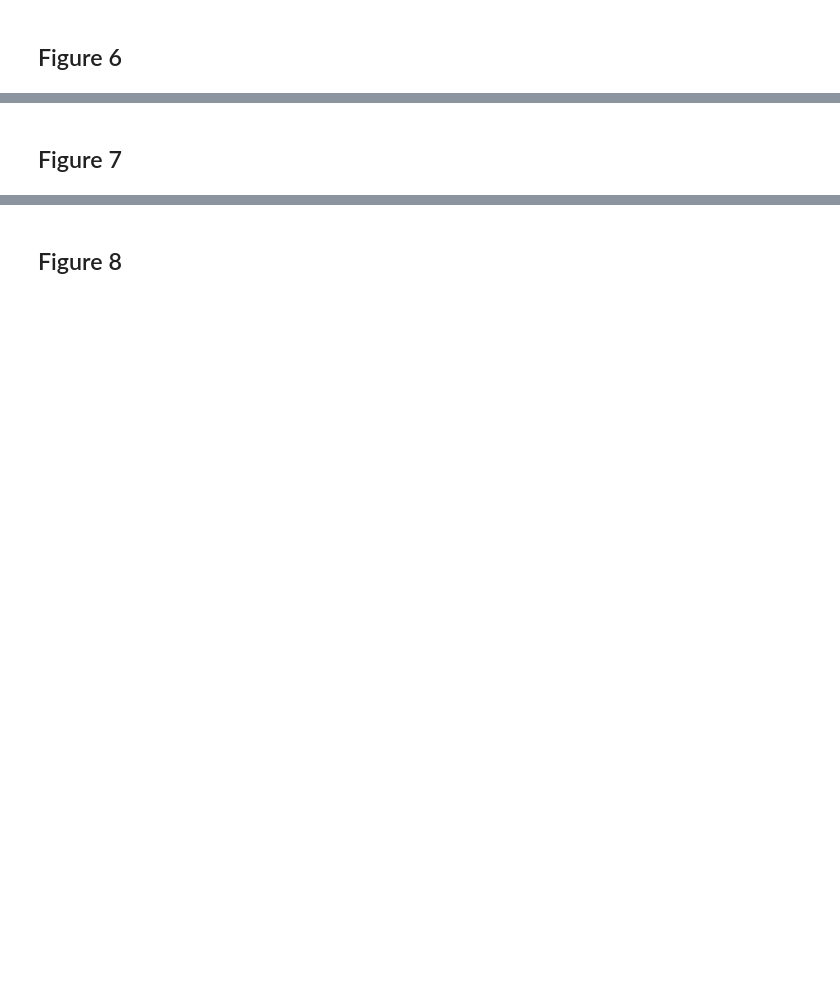
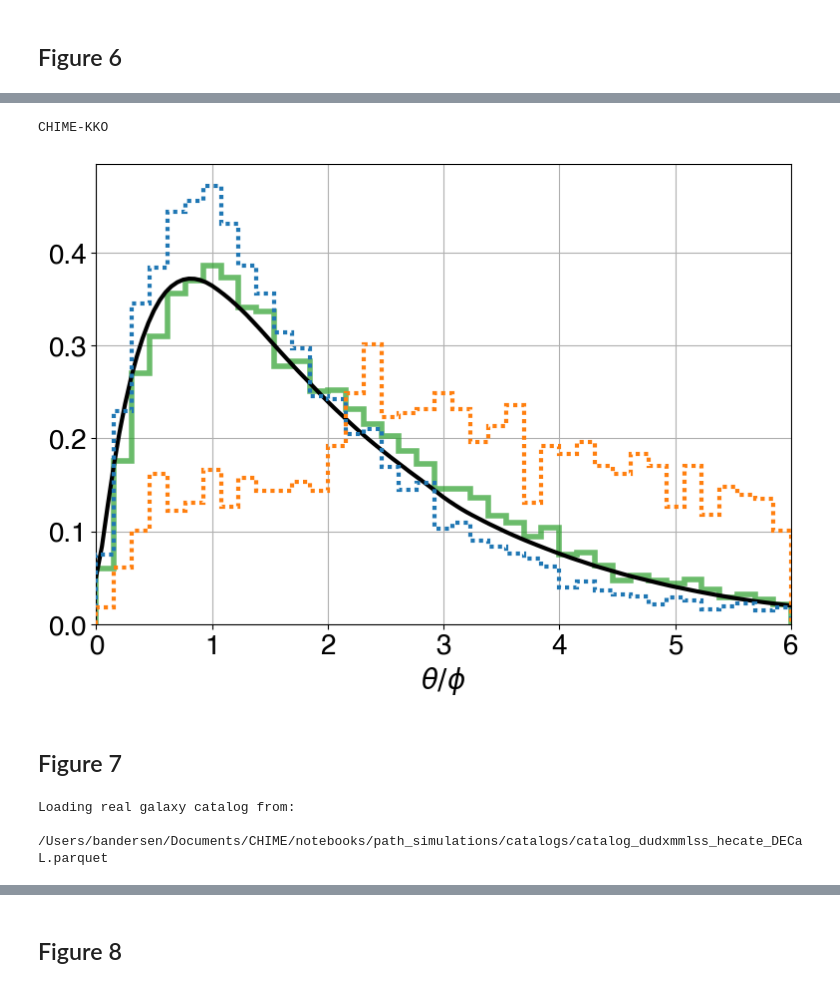
Before and after one commit to FRBs/astropath, a Jupyter notebook: docs/nb/Reproducing_Andersen+26_Figures.ipynb, the cells around one changed output, grey strips where cells are left out. Drawn from its saved outputs; the diff is of its cells as text; code cells hidden in the pictures; blank space fills up the shorter version.

```diff
--- a/docs/nb/Reproducing_Andersen+26_Figures.ipynb
+++ b/docs/nb/Reproducing_Andersen+26_Figures.ipynb
@@ -312,0 +401,16 @@ for l in lgnd.legend_handles:
+# %%
+# Load in simulations digest for each localization region
+fn = os.path.join(os.getenv('FRB_APATH'), 'digest_a25b25pa0_exponential_exp_inverse_pu0.15_catalog_dudxmmlss_hecate_DECaL_10000.parquet')
+df_baseband = pd.read_parquet(fn)
+
+fn = os.path.join(os.getenv('FRB_APATH'), 'digest_a25b2pa12_exponential_exp_inverse_pu0.15_catalog_dudxmmlss_hecate_DECaL_10000.parquet')
+df_kko = pd.read_parquet(fn)
+
+fn = os.path.join(os.getenv('FRB_APATH'), 'digest_a15b0pa5_exponential_exp_inverse_pu0.15_catalog_dudxmmlss_hecate_DECaL_10000.parquet')
+df_gbo = pd.read_parquet(fn)
+
+fn = os.path.join(os.getenv('FRB_APATH'), 'digest_a0b0pa10_exponential_exp_inverse_pu0.15_catalog_dudxmmlss_hecate_DECaL_10000.parquet')
+df_hco = pd.read_parquet(fn)
+
+fn = os.path.join(os.getenv('FRB_APATH'), 'digest_a1b1pa0_exponential_exp_inverse_pu0.15_catalog_dudxmmlss_hecate_DECaL_10000.parquet')
+df_dsa = pd.read_parquet(fn)
@@ -313,2 +1135,45 @@ for l in lgnd.legend_handles:
+# %%
+fig = plt.figure(figsize=(9,6))
+
+print('CHIME-KKO')
+ax = plt.axes()
+digest = df_dsa
+# Calculate PATH prior convolved with localization
+theta_phi = np.arange(0, 100, 0.05)
+theta_prior = {'PDF': 'exp', 'scale': 0.5, 'max': 6.}
+# Convolved prior for the localization region
+theta_phi_conv, prior_conv = stack_convolved_prior(theta_phi, theta_prior, digest[:100], phi_col='ang_size_host')
+# Set bins and x-axis zoom
+theta_max = int(2*np.nanmax([digest['a'],digest['b']]))
+theta_max = np.nanmax([theta_max, 6])
+bins = np.linspace(0, theta_max, 40)
+density = True
+# Plot the true simulated offset distribution
+_ = plt.hist(digest['sep_host_loc_norm'], bins=bins, density=density, lw=lw, edgecolor=cycle[2], fill=False, histtype='step', alpha=0.7, label='Simulated Offsets')
+# Plot distribution for P(O|x) > 90%
+mask = (digest['P_Ox'] > 0.9)
+_ = plt.hist(digest['sep_best_loc_norm'][mask], bins=bins, density=density, lw=3, linestyle=(0, (1, 1)), histtype='step', color=cycle[0], alpha=1., label='P(O|x) > 90%', zorder=30) # hatch='//',
+# Plot distribution for P(O|x) < 90%
+mask = (digest['P_Ox'] < 0.9)
+_ = plt.hist(digest['sep_best_loc_norm'][mask], bins=bins, density=density, lw=3, linestyle=(0, (1, 1)), histtype='step', color=cycle[1], alpha=1., label='P(O|x) < 90%', zorder=30) # hatch='\\\\',
+# Plot the prior
+plt.plot(theta_phi_conv, prior_conv, lw=3, color='xkcd:black', label='Exponential Prior')
+plt.xlabel(r'$\theta/\phi$')
+plt.xlim([0,theta_max])
+plt.grid(zorder=20)
+# %% [output]
+CHIME-KKO
+[figure, added]
 # %% [markdown]
 ## Figure 7
+# %%
+# First, load in the pre-queried DECaL galaxy catalog
+fn = 'catalog_dudxmmlss_hecate_DECaL.parquet'
+path_catalog_fn = Path(os.getenv('FRB_APATH')) / fn
+if path_catalog_fn.exists():
+    path_catalog = load_galaxy_catalog(catalog_fn=fn)
+else:
+    raise FileNotFoundError(f"The file {fn} does not exist")
+# %% [output]
+Loading real galaxy catalog from:
+  /Users/bandersen/Documents/CHIME/notebooks/path_simulations/catalogs/catalog_dudxmmlss_hecate_DECaL.parquet
```
Also changed, not shown: parts of 72 cells of this notebook, 2 other files.
